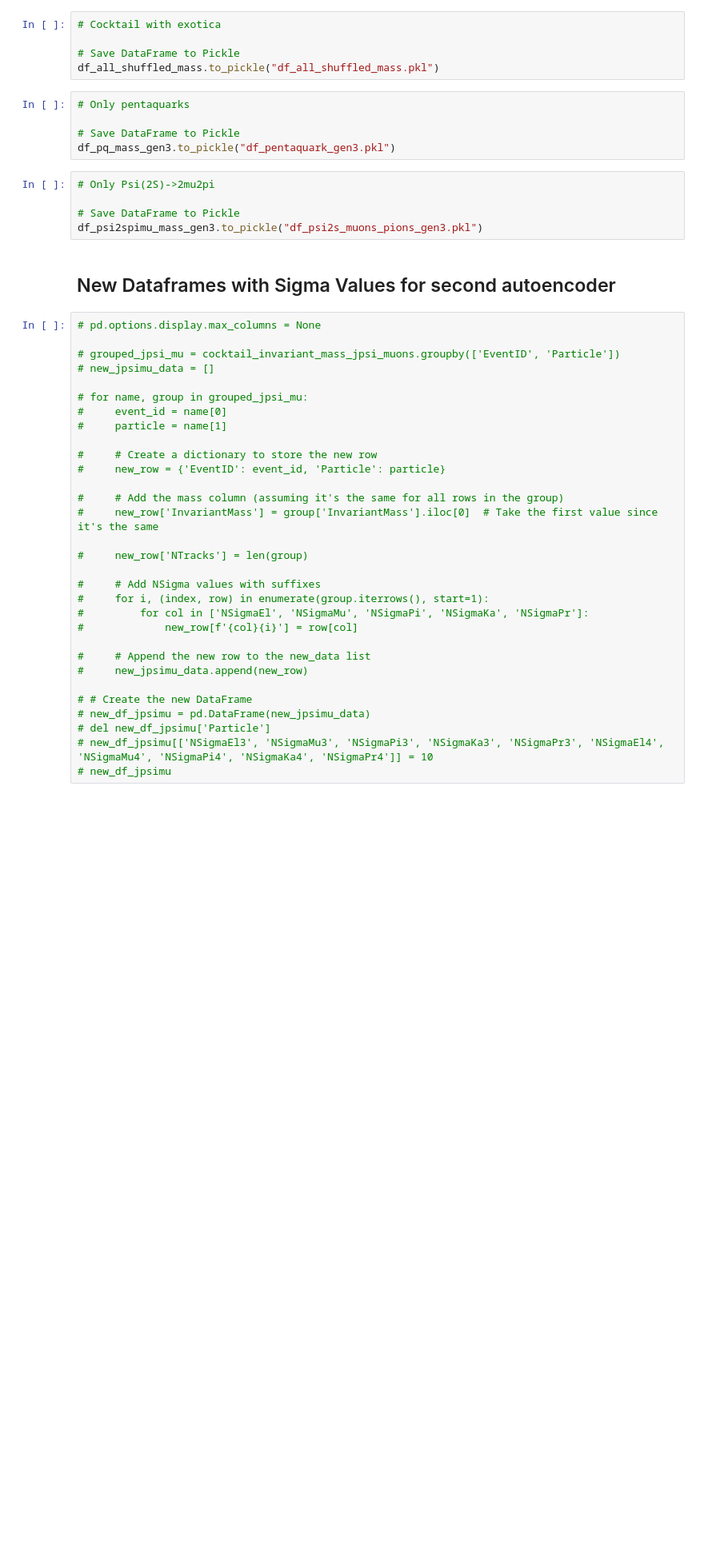
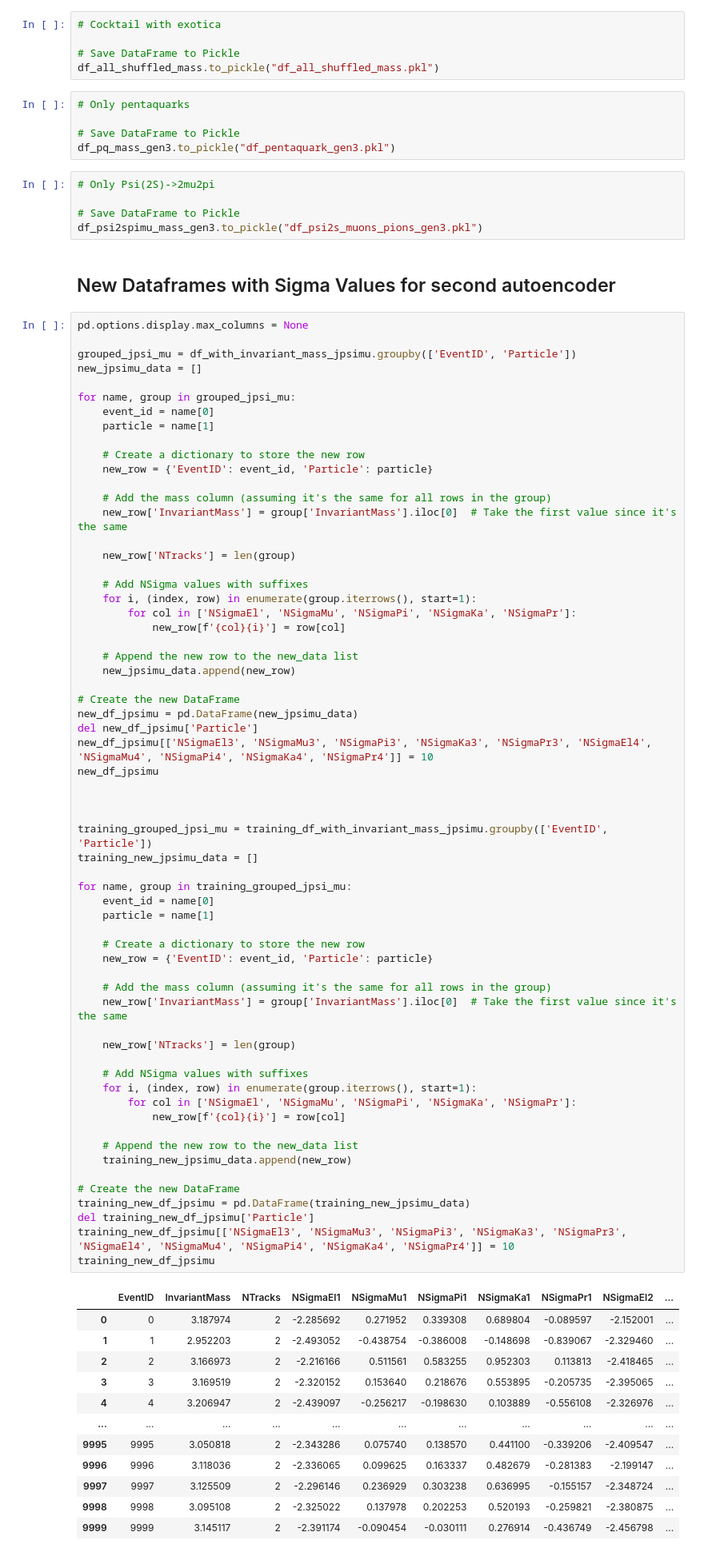
Before and after one commit to siragoni/ML-autoencoder-2, a Jupyter notebook: Clean.ipynb, the cells around one changed output. Shown at 80% size. Saved outputs shown, nothing was run; the diff lists cells and outputs as text; blank space fills up the shorter version.

```diff
--- a/Clean.ipynb
+++ b/Clean.ipynb
@@ -4209,33 +4209,77 @@ df_psi2spimu_mass_gen3.to_pickle("df_psi2s_muons_pions_gen3.pkl")
 # %% [markdown]
 ## New Dataframes with Sigma Values for second autoencoder
 # %%
-# pd.options.display.max_columns = None
+pd.options.display.max_columns = None
 
-# grouped_jpsi_mu = cocktail_invariant_mass_jpsi_muons.groupby(['EventID', 'Particle'])
-# new_jpsimu_data = []
+grouped_jpsi_mu = df_with_invariant_mass_jpsimu.groupby(['EventID', 'Particle'])
+new_jpsimu_data = []
 
-# for name, group in grouped_jpsi_mu:
-#     event_id = name[0]
-#     particle = name[1]
+for name, group in grouped_jpsi_mu:
+    event_id = name[0]
+    particle = name[1]
 
-#     # Create a dictionary to store the new row
-#     new_row = {'EventID': event_id, 'Particle': particle}
+    # Create a dictionary to store the new row
+    new_row = {'EventID': event_id, 'Particle': particle}
 
-#     # Add the mass column (assuming it's the same for all rows in the group)
-#     new_row['InvariantMass'] = group['InvariantMass'].iloc[0]  # Take the first value since it's the same
+    # Add the mass column (assuming it's the same for all rows in the group)
+    new_row['InvariantMass'] = group['InvariantMass'].iloc[0]  # Take the first value since it's the same
 
-#     new_row['NTracks'] = len(group)
+    new_row['NTracks'] = len(group)
 
-#     # Add NSigma values with suffixes
-#     for i, (index, row) in enumerate(group.iterrows(), start=1):
-#         for col in ['NSigmaEl', 'NSigmaMu', 'NSigmaPi', 'NSigmaKa', 'NSigmaPr']:
-#             new_row[f'{col}{i}'] = row[col]
+    # Add NSigma values with suffixes
+    for i, (index, row) in enumerate(group.iterrows(), start=1):
+        for col in ['NSigmaEl', 'NSigmaMu', 'NSigmaPi', 'NSigmaKa', 'NSigmaPr']:
+            new_row[f'{col}{i}'] = row[col]
 
-#     # Append the new row to the new_data list
-#     new_jpsimu_data.append(new_row)
+    # Append the new row to the new_data list
+    new_jpsimu_data.append(new_row)
 
-# # Create the new DataFrame
-# new_df_jpsimu = pd.DataFrame(new_jpsimu_data)
-# del new_df_jpsimu['Particle']
-# new_df_jpsimu[['NSigmaEl3', 'NSigmaMu3', 'NSigmaPi3', 'NSigmaKa3', 'NSigmaPr3', 'NSigmaEl4', 'NSigmaMu4', 'NSigmaPi4', 'NSigmaKa4', 'NSigmaPr4']] = 10
-# new_df_jpsimu
+# Create the new DataFrame
+new_df_jpsimu = pd.DataFrame(new_jpsimu_data)
+del new_df_jpsimu['Particle']
+new_df_jpsimu[['NSigmaEl3', 'NSigmaMu3', 'NSigmaPi3', 'NSigmaKa3', 'NSigmaPr3', 'NSigmaEl4', 'NSigmaMu4', 'NSigmaPi4', 'NSigmaKa4', 'NSigmaPr4']] = 10
+new_df_jpsimu
+
+
+
+training_grouped_jpsi_mu = training_df_with_invariant_mass_jpsimu.groupby(['EventID', 'Particle'])
+training_new_jpsimu_data = []
+
+for name, group in training_grouped_jpsi_mu:
+    event_id = name[0]
+    particle = name[1]
+
+    # Create a dictionary to store the new row
+    new_row = {'EventID': event_id, 'Particle': particle}
+
+    # Add the mass column (assuming it's the same for all rows in the group)
+    new_row['InvariantMass'] = group['InvariantMass'].iloc[0]  # Take the first value since it's the same
+
+    new_row['NTracks'] = len(group)
+
+    # Add NSigma values with suffixes
+    for i, (index, row) in enumerate(group.iterrows(), start=1):
+        for col in ['NSigmaEl', 'NSigmaMu', 'NSigmaPi', 'NSigmaKa', 'NSigmaPr']:
+            new_row[f'{col}{i}'] = row[col]
+
+    # Append the new row to the new_data list
+    training_new_jpsimu_data.append(new_row)
+
+# Create the new DataFrame
+training_new_df_jpsimu = pd.DataFrame(training_new_jpsimu_data)
+del training_new_df_jpsimu['Particle']
+training_new_df_jpsimu[['NSigmaEl3', 'NSigmaMu3', 'NSigmaPi3', 'NSigmaKa3', 'NSigmaPr3', 'NSigmaEl4', 'NSigmaMu4', 'NSigmaPi4', 'NSigmaKa4', 'NSigmaPr4']] = 10
+training_new_df_jpsimu
+# %% [output]
+|  | EventID | InvariantMass | NTracks | NSigmaEl1 | NSigmaMu1 | NSigmaPi1 | NSigmaKa1 | NSigmaPr1 | NSigmaEl2 | ... |
+| 0 | 0 | 3.187974 | 2 | -2.285692 | 0.271952 | 0.339308 | 0.689804 | -0.089597 | -2.152001 | ... |
+| 1 | 1 | 2.952203 | 2 | -2.493052 | -0.438754 | -0.386008 | -0.148698 | -0.839067 | -2.329460 | ... |
+| 2 | 2 | 3.166973 | 2 | -2.216166 | 0.511561 | 0.583255 | 0.952303 | 0.113813 | -2.418465 | ... |
+| 3 | 3 | 3.169519 | 2 | -2.320152 | 0.153640 | 0.218676 | 0.553895 | -0.205735 | -2.395065 | ... |
+| 4 | 4 | 3.206947 | 2 | -2.439097 | -0.256217 | -0.198630 | 0.103889 | -0.556108 | -2.326976 | ... |
+| ... | ... | ... | ... | ... | ... | ... | ... | ... | ... | ... |
+| 9995 | 9995 | 3.050818 | 2 | -2.343286 | 0.075740 | 0.138570 | 0.441100 | -0.339206 | -2.409547 | ... |
+| 9996 | 9996 | 3.118036 | 2 | -2.336065 | 0.099625 | 0.163337 | 0.482679 | -0.281383 | -2.199147 | ... |
+| 9997 | 9997 | 3.125509 | 2 | -2.296146 | 0.236929 | 0.303238 | 0.636995 | -0.155157 | -2.348724 | ... |
+| 9998 | 9998 | 3.095108 | 2 | -2.325022 | 0.137978 | 0.202253 | 0.520193 | -0.259821 | -2.380875 | ... |
+| 9999 | 9999 | 3.145117 | 2 | -2.391174 | -0.090454 | -0.030111 | 0.276914 | -0.436749 | -2.456798 | ... |
```
Also changed, not shown: parts of 105 cells of this notebook, 1 other file.
